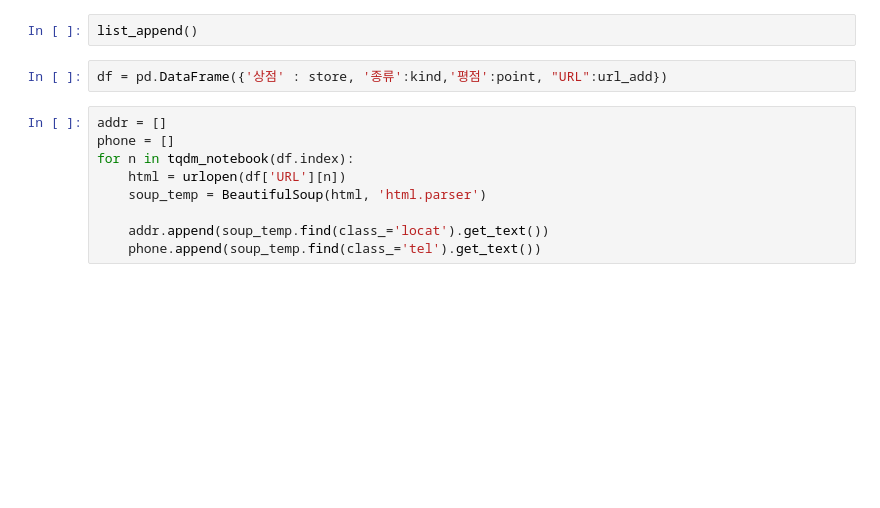
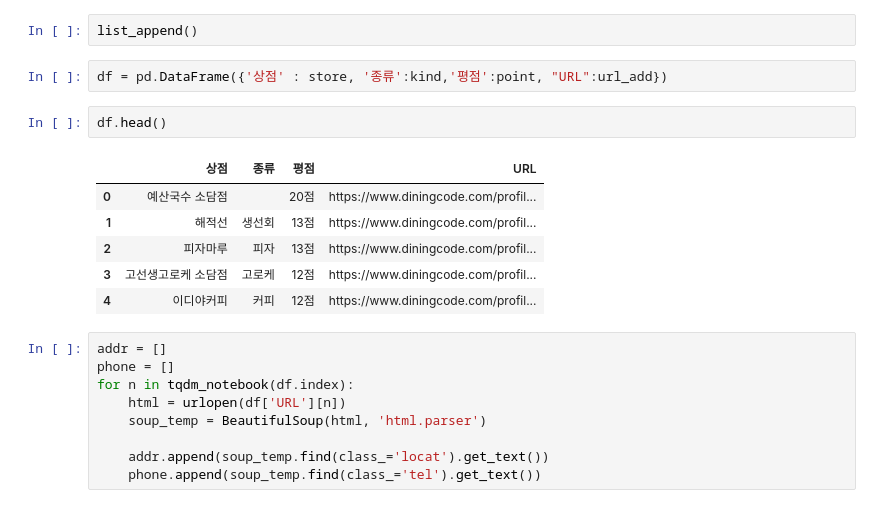
Before and after one commit to MethodFunc/KSA_edu_Daejeon_Basic, a Jupyter notebook: Web crawling/맛집이 없어...ㅠㅠ.ipynb, the cells around one changed output. Drawn from its saved outputs; the diff is of its cells as text; blank space fills up the shorter version.

```diff
--- a/Web crawling/맛집이 없어...ㅠㅠ.ipynb
+++ b/Web crawling/맛집이 없어...ㅠㅠ.ipynb
@@ -44,6 +44,15 @@ soup = BeautifulSoup(url_Open(url_base, url_sub), 'html.parser')
 list_append()
 # %%
 df = pd.DataFrame({'상점' : store, '종류':kind,'평점':point, "URL":url_add})
+# %%
+df.head()
+# %% [output]
+|  | 상점 | 종류 | 평점 | URL |
+| 0 | 예산국수 소담점 |  | 20점 | https://www.diningcode.com/profil... |
+| 1 | 해적선 | 생선회 | 13점 | https://www.diningcode.com/profil... |
+| 2 | 피자마루 | 피자 | 13점 | https://www.diningcode.com/profil... |
+| 3 | 고선생고로케 소담점 | 고로케 | 12점 | https://www.diningcode.com/profil... |
+| 4 | 이디야커피 | 커피 | 12점 | https://www.diningcode.com/profil... |
 # %%
 addr = []
 phone = []
```
Also changed, not shown: 1 other file.
